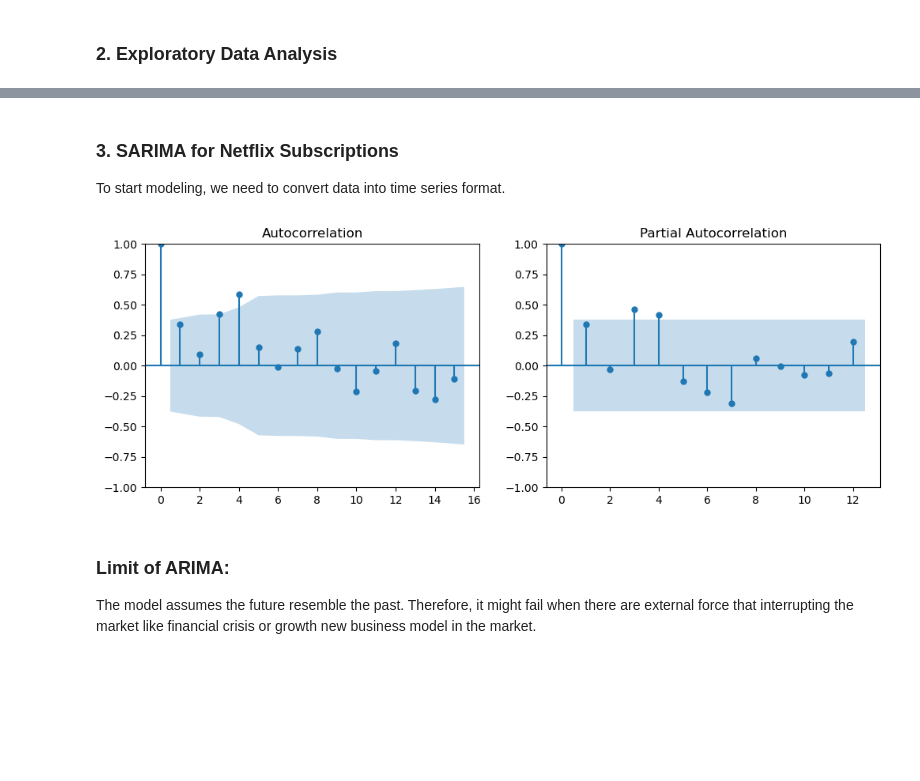
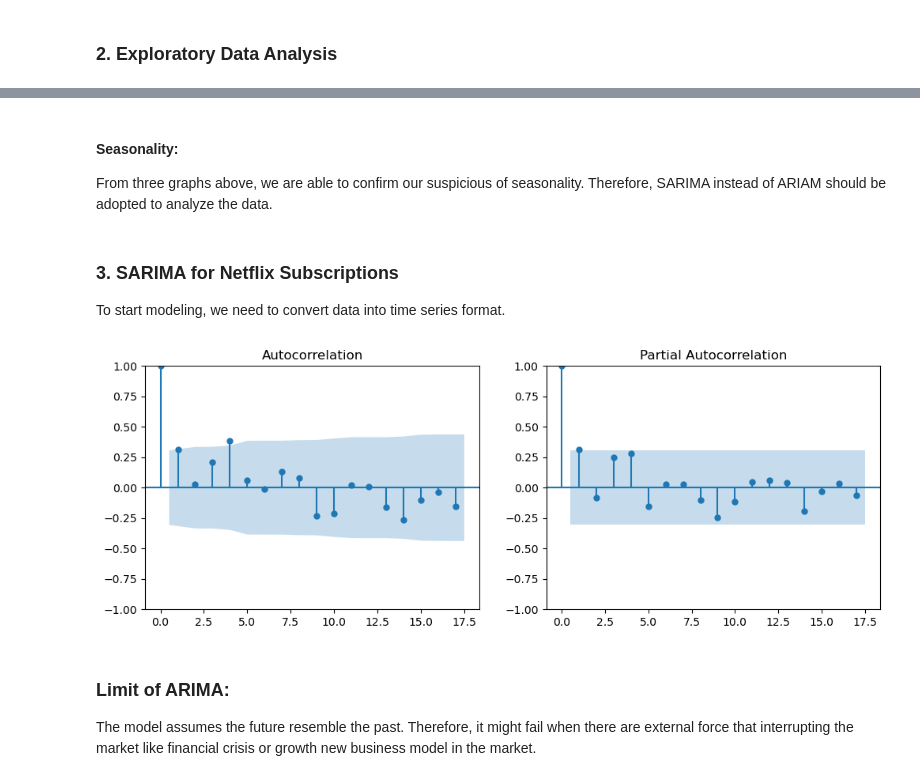
Before and after one commit to alex77y/Netflix-Subscription-Forecast, a Jupyter notebook: Netflix_subscription_forecast/Analysis.ipynb, the cells around one changed output, grey strips where cells are left out. Saved outputs shown, nothing was run; the diff lists cells and outputs as text; code cells hidden in the pictures; blank space fills up the shorter version.

```diff
--- a/Netflix_subscription_forecast/Analysis.ipynb
+++ b/Netflix_subscription_forecast/Analysis.ipynb
@@ -74,3 +79,6 @@ The outbreak of the pendamic should be considered as introducing external impact
+# %% [markdown]
+#### Seasonality:
+From three graphs above, we are able to confirm our suspicious of seasonality. Therefore, SARIMA instead of ARIAM should be adopted to analyze the data.
 # %% [markdown]
 ### 3. SARIMA for Netflix Subscriptions
 To start modeling, we need to convert data into time series format.
@@ -79,15 +85,15 @@ prior_pandemic = df[df['Date']<='2020-01-01']
 # %%
-time_series = prior_pandemic.set_index('Date')['Subscribers']
+time_series = df.set_index('Date')['Subscribers']
 # %%
 differenced_series = time_series.diff().dropna()
 
 # Plot ACF and PACF of differenced time series
 fig, axes = plt.subplots(1, 2, figsize=(12, 4))
 plot_acf(differenced_series, ax=axes[0])
-plot_pacf(differenced_series, ax=axes[1], lags=12)
+plot_pacf(differenced_series, ax=axes[1])
 plt.show()
 # %% [output]
-[figure, old version]
+[figure, new version]
 # %% [markdown]
 ### Limit of ARIMA:
 
```
Also changed, not shown: parts of 5 cells of this notebook.
